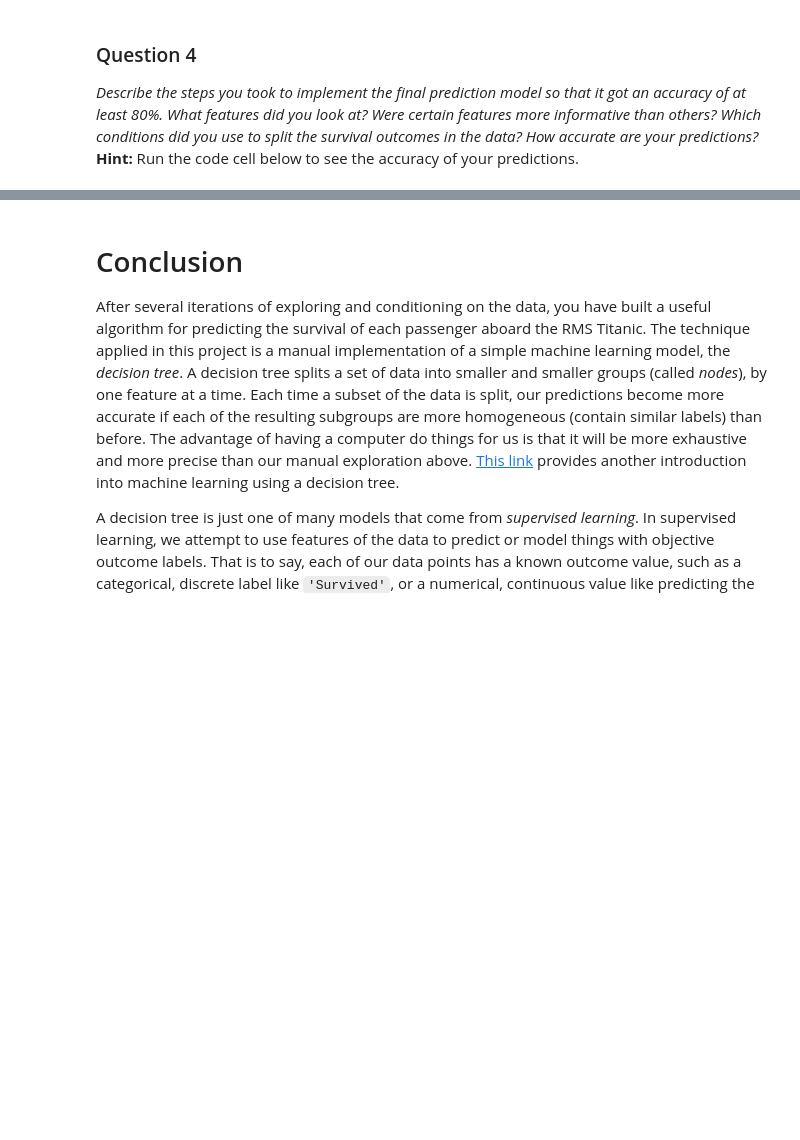
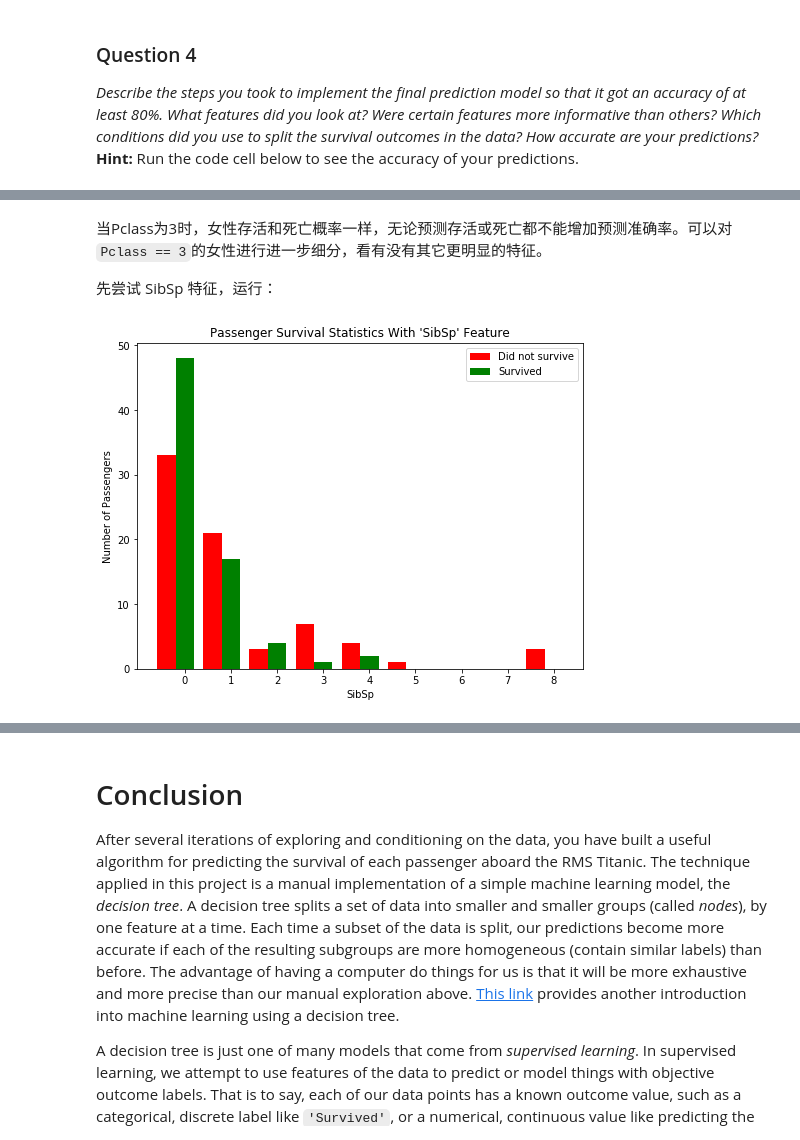
Before and after one commit to marlonyao/machine-learning, a Jupyter notebook: projects/titanic_survival_exploration/titanic_survival_exploration.ipynb, the cells around one changed output, grey strips where cells are left out. Saved outputs shown, nothing was run; the diff lists cells and outputs as text; code cells hidden in the pictures; blank space fills up the shorter version.

```diff
--- a/projects/titanic_survival_exploration/titanic_survival_exploration.ipynb
+++ b/projects/titanic_survival_exploration/titanic_survival_exploration.ipynb
@@ -249,0 +274,8 @@ Predictions have an accuracy of 81.71%.
+# %% [markdown]
+当Pclass为3时，女性存活和死亡概率一样，无论预测存活或死亡都不能增加预测准确率。可以对`Pclass == 3`的女性进行进一步细分，看有没有其它更明显的特征。
+
+先尝试 SibSp 特征，运行：
+# %%
+vs.survival_stats(data, outcomes, 'SibSp', ["Sex == 'female'", "Pclass == 3"])
+# %% [output]
+[figure, added]
```
Also changed, not shown: parts of 13 cells of this notebook.
